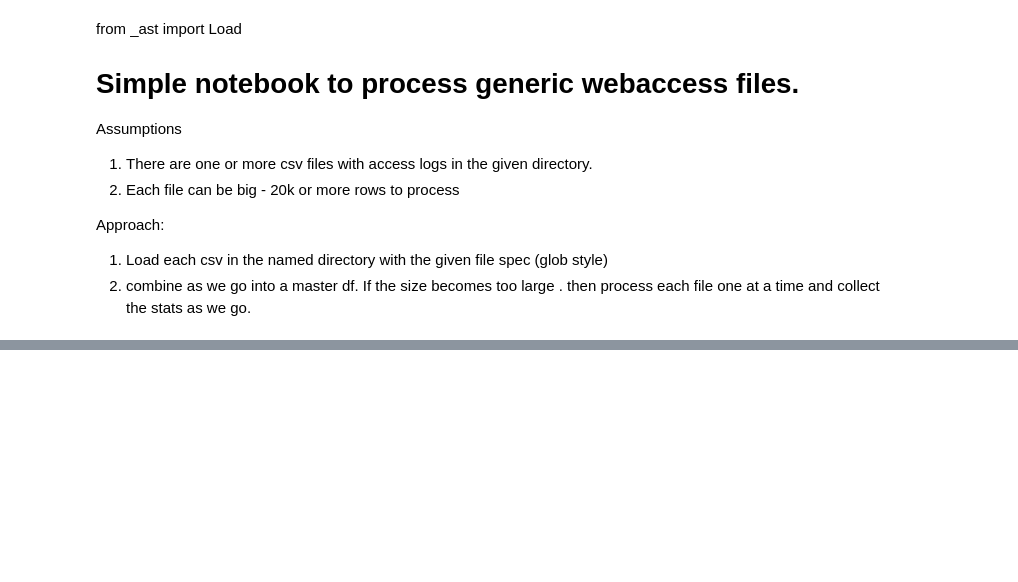
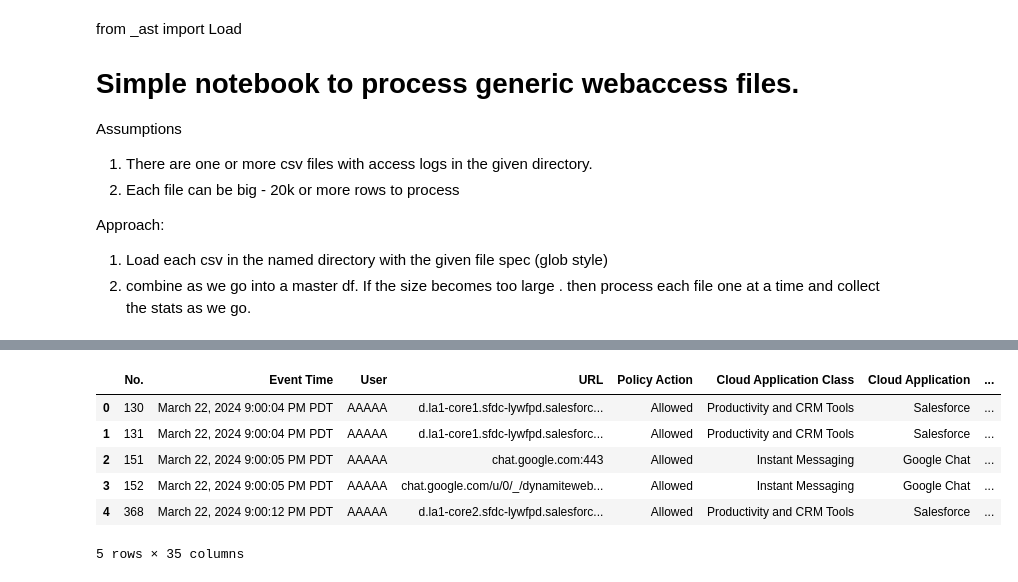
Before and after one commit to arappaport/juypter_skeleton, a Jupyter notebook: notebooks/process_webaccess.ipynb, the cells around one changed output, grey strips where cells are left out. Drawn from its saved outputs; the diff is of its cells as text; code cells hidden in the pictures; blank space fills up the shorter version.

Commit message:
iprogress on date processing

```diff
--- a/notebooks/process_webaccess.ipynb
+++ b/notebooks/process_webaccess.ipynb
@@ -81,0 +104,17 @@ dmin = df['date'].min()
+# %%
+df.head()
+
+# Assuming date_string is your datetime string
+date_string = "March 22, 2024 9:00:25 PM PDT"
+
+# Replace PDT with UTC-7
+date_string = date_string.replace("PDT", "UTC-7")
+
+# Use pandas to parse the string into a datetime
+dt = pd.to_datetime(date_string)
+
+# Print the datetime
+print(dt)
+
+dt_utc = dt.astimezone(pytz.UTC)
+print(dt_utc)
@@ -81,0 +124,23 @@ dmin = df['date'].min()
+# %%
+# Parse the string into a datetime object
+#  Assume the date is in a format like this: "March 22, 2024 9:00:25 PM PDT"
+def convert_date(s:str) ->str:
+    # Replace PDT with UTC-7
+    s = s.replace("PDT", "UTC-7")
+    dt =  pd.to_datetime(s)
+    # Convert the datetime object to UTC
+    dt_utc = dt.astimezone(pytz.UTC)
+    return dt_utc
+
+df['datetime'] = df['Event Time'].apply(convert_date)
+df['date']  = pd.to_datetime(df['datetime'], format='%Y-%m-%d').dt.date
+
+
+LOGGER.info("Date-range min: %s", df['datetime'].min())
+LOGGER.info("Date-range max: %s", df['datetime'].max())
+
+LOGGER.info("Date-range min: %s", df['date'].min())
+LOGGER.info("Date-range max: %s", df['date'].max())
+
+df.head()
+# %% [output]
@@ -82 +151,8 @@ dmin = df['date'].min()
+|  | No. | Event Time | User | URL | Policy Action | Cloud Application Class | Cloud Application | ... |
+| 0 | 130 | March 22, 2024 9:00:04 PM PDT | AAAAA | d.la1-core1.sfdc-lywfpd.salesforc... | Allowed | Productivity and CRM Tools | Salesforce | ... |
+| 1 | 131 | March 22, 2024 9:00:04 PM PDT | AAAAA | d.la1-core1.sfdc-lywfpd.salesforc... | Allowed | Productivity and CRM Tools | Salesforce | ... |
+| 2 | 151 | March 22, 2024 9:00:05 PM PDT | AAAAA | chat.google.com:443 | Allowed | Instant Messaging | Google Chat | ... |
+| 3 | 152 | March 22, 2024 9:00:05 PM PDT | AAAAA | chat.google.com/u/0/_/dynamiteweb... | Allowed | Instant Messaging | Google Chat | ... |
+| 4 | 368 | March 22, 2024 9:00:12 PM PDT | AAAAA | d.la1-core2.sfdc-lywfpd.salesforc... | Allowed | Productivity and CRM Tools | Salesforce | ... |
+5 rows × 35 columns
 # %%
```
Also changed, not shown: parts of 13 cells of this notebook.
